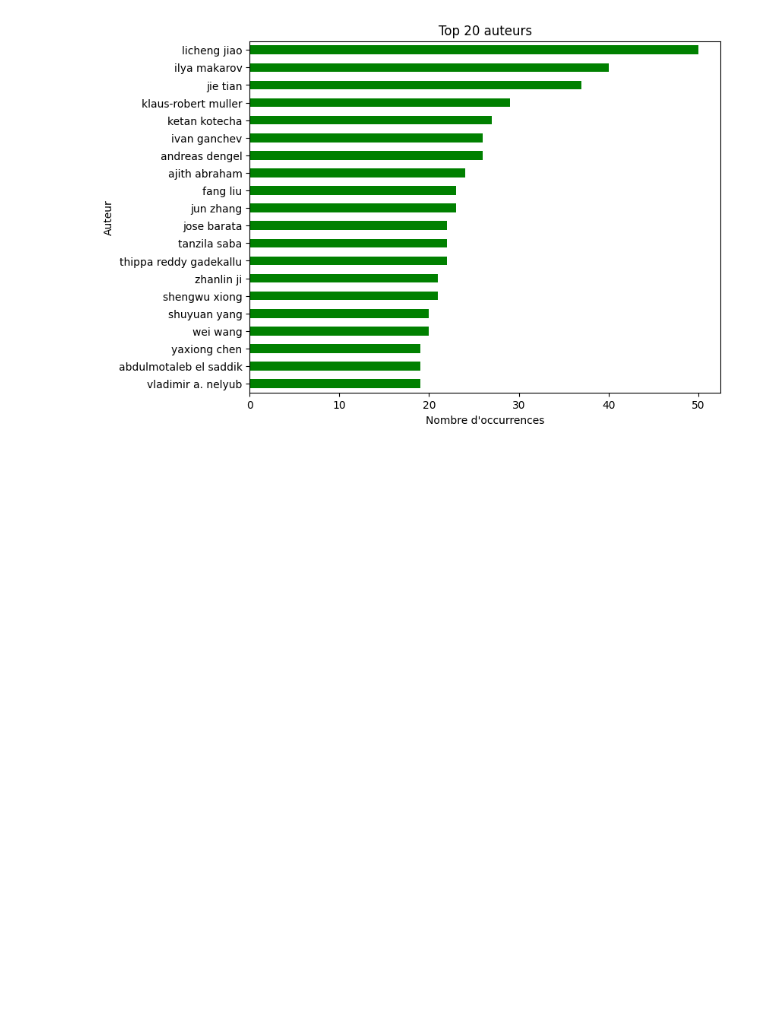
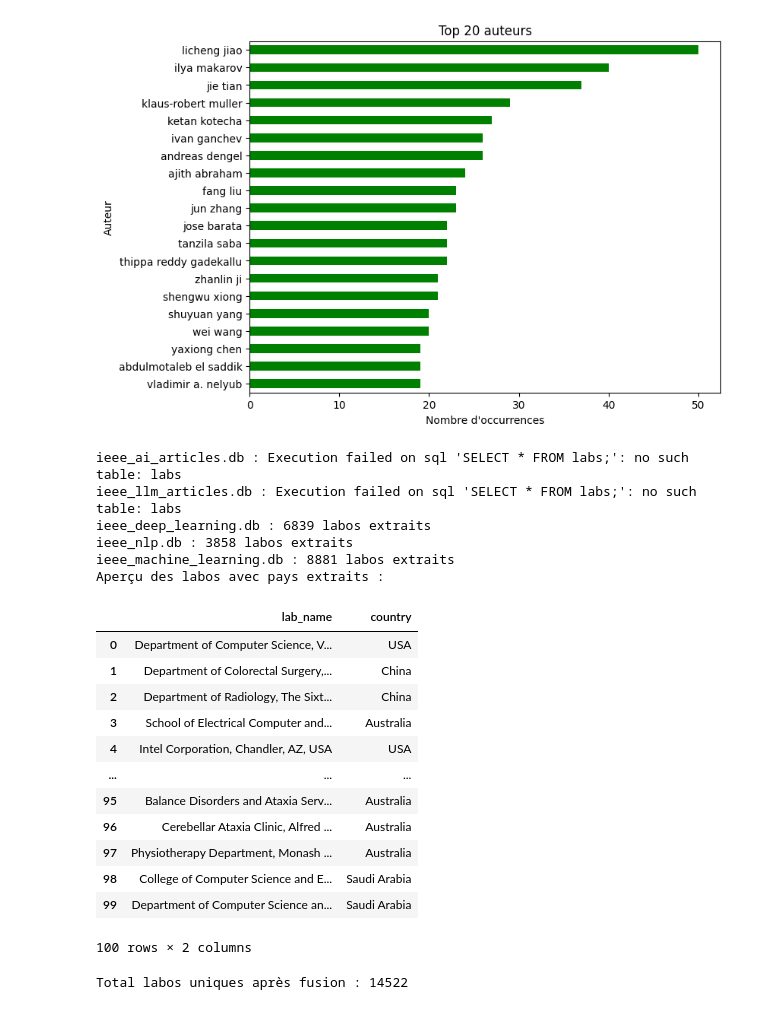
Before and after one commit to capigit/fdd2526, a Jupyter notebook: ProjetFDD.ipynb, the cells around one changed output. Cells and saved outputs as stored; diff of their text form; code cells hidden in the pictures; blank space fills up the shorter version.

Commit message:
Mise à jour de ipynb après mise de la colonne country !

```diff
--- a/ProjetFDD.ipynb
+++ b/ProjetFDD.ipynb
@@ -5,7 +10,7 @@ import sqlite3
 import pandas as pd
 import matplotlib.pyplot as plt
 
-db_path = "bd/fusion_ieee.db"
+db_path = "/content/fusion_ieee (1).db"
 conn = sqlite3.connect(db_path)
 # %% [markdown]
 **Exploration rapide de la base**
@@ -99,3 +97,65 @@ else:
     print("La colonne 'name' n'existe pas dans la table authors.")
 # %% [output]
 [figure]
+# %%
+path_base = "/content/drive/MyDrive/Projets/FDD/bd/"
+bases = [
+    "ieee_ai_articles.db",
+    "ieee_llm_articles.db",
+    "ieee_deep_learning.db",
+    "ieee_nlp.db",
+    "ieee_machine_learning.db",
+]
+
+fusion_path = path_base + "fusion_ieee.db"
+conn_fusion = sqlite3.connect(fusion_path)
+
+# --- Extraction des labos depuis toutes les bases ---
+all_labs = []
+
+for b in bases:
+    conn = sqlite3.connect(path_base + b)
+    try:
+        labs = pd.read_sql("SELECT * FROM labs;", conn)
+        labs["source_db"] = b
+        all_labs.append(labs)
+        print(f"{b} : {len(labs)} labos extraits")
+    except Exception as e:
+        print(f"{b} : {e}")
+    finally:
+        conn.close()
+
+# --- Fusionner les labos et dédupliquer ---
+labs_df = pd.concat(all_labs, ignore_index=True).drop_duplicates(subset=["lab_name"])
+
+# --- Extraction du pays : dernier mot après la dernière virgule ---
+labs_df["country"] = labs_df["lab_name"].apply(lambda x: x.split(",")[-1].strip() if pd.notna(x) else "Inconnu")
+
+# --- Écriture dans la base fusionnée ---
+labs_df.to_sql("labs", conn_fusion, if_exists="replace", index=False)
+
+# --- Vérification ---
+print("Aperçu des labos avec pays extraits :")
+display(labs_df[["lab_name", "country"]].head(100))
+print(f"Total labos uniques après fusion : {len(labs_df)}")
+# %% [output]
+ieee_ai_articles.db : Execution failed on sql 'SELECT * FROM labs;': no such table: labs
+ieee_llm_articles.db : Execution failed on sql 'SELECT * FROM labs;': no such table: labs
+ieee_deep_learning.db : 6839 labos extraits
+ieee_nlp.db : 3858 labos extraits
+ieee_machine_learning.db : 8881 labos extraits
+Aperçu des labos avec pays extraits :
+|  | lab_name | country |
+| 0 | Department of Computer Science, V... | USA |
+| 1 | Department of Colorectal Surgery,... | China |
+| 2 | Department of Radiology, The Sixt... | China |
+| 3 | School of Electrical Computer and... | Australia |
+| 4 | Intel Corporation, Chandler, AZ, USA | USA |
+| ... | ... | ... |
+| 95 | Balance Disorders and Ataxia Serv... | Australia |
+| 96 | Cerebellar Ataxia Clinic, Alfred ... | Australia |
+| 97 | Physiotherapy Department, Monash ... | Australia |
+| 98 | College of Computer Science and E... | Saudi Arabia |
+| 99 | Department of Computer Science an... | Saudi Arabia |
+100 rows × 2 columns
+Total labos uniques après fusion : 14522
```
Also changed, not shown: parts of 4 cells of this notebook, 7 other files.
